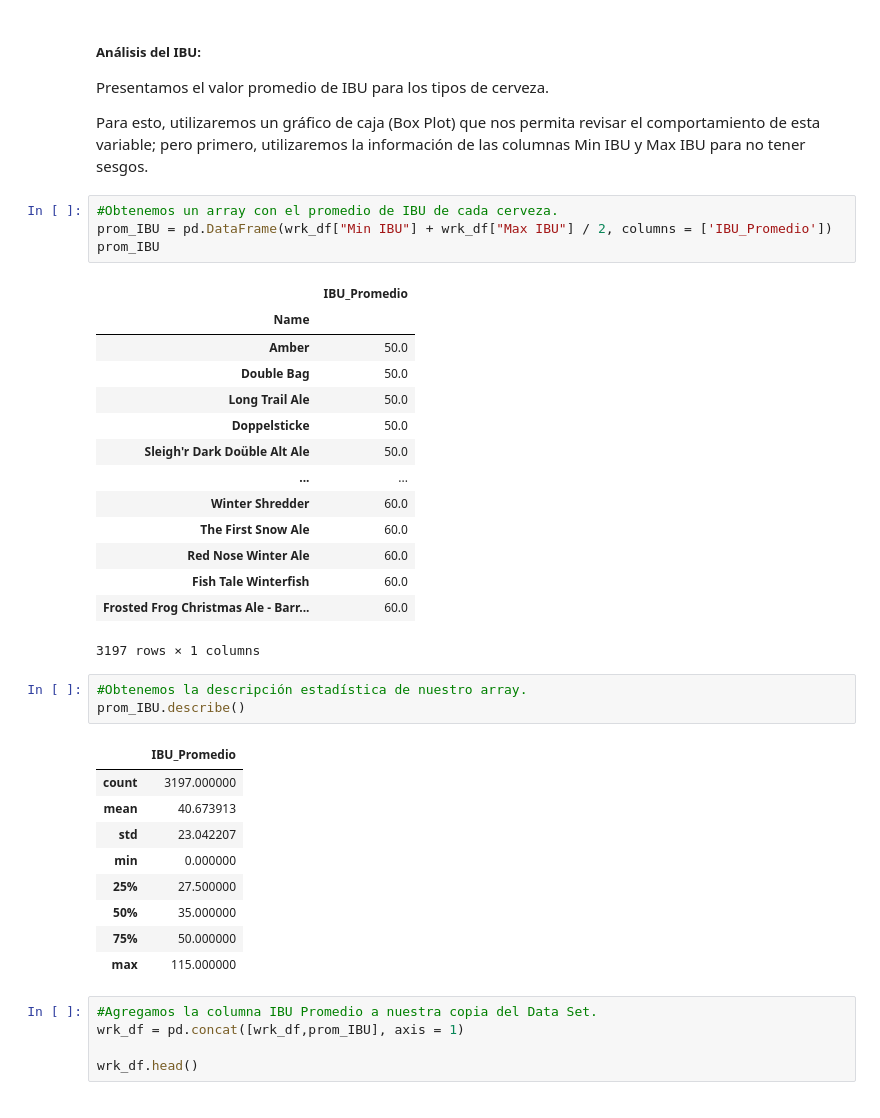
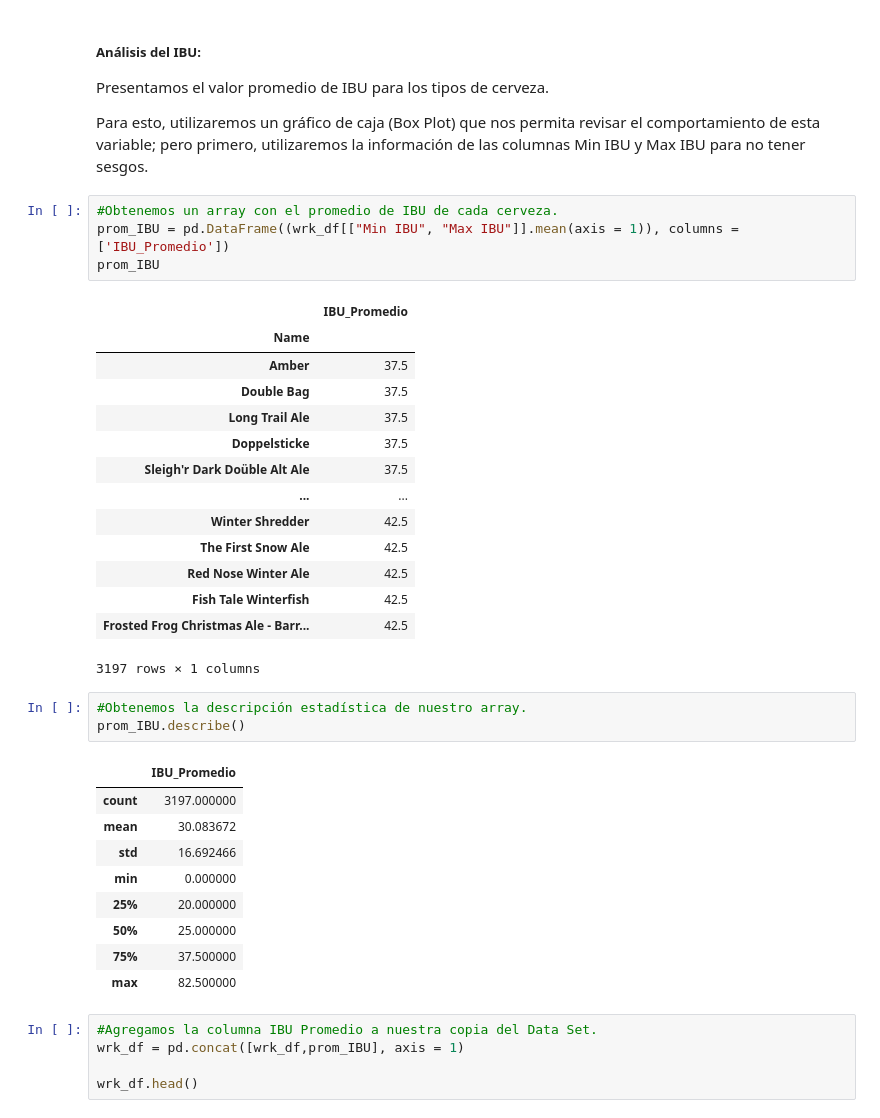
Before and after one commit to JMRRT1992/Coderhouse, a Jupyter notebook: Proyecto/Data/Raw/Entrega 2/vizualizacion_ReyesRetanaT.ipynb, the cells around one changed output. Saved outputs shown, nothing was run; the diff lists cells and outputs as text.

```diff
--- a/Proyecto/Data/Raw/Entrega 2/vizualizacion_ReyesRetanaT.ipynb
+++ b/Proyecto/Data/Raw/Entrega 2/vizualizacion_ReyesRetanaT.ipynb
@@ -266,22 +266,22 @@ Presentamos el valor promedio de IBU para los tipos de cerveza.
 Para esto, utilizaremos un gráfico de caja (Box Plot) que nos permita revisar el comportamiento de esta variable; pero primero, utilizaremos la información de las columnas Min IBU y Max IBU para no tener sesgos.
 # %%
 #Obtenemos un array con el promedio de IBU de cada cerveza.
-prom_IBU = pd.DataFrame(wrk_df["Min IBU"] + wrk_df["Max IBU"] / 2, columns = ['IBU_Promedio'])
+prom_IBU = pd.DataFrame((wrk_df[["Min IBU", "Max IBU"]].mean(axis = 1)), columns = ['IBU_Promedio'])
 prom_IBU
 # %% [output]
 |  | IBU_Promedio |
 | Name |  |
-| Amber | 50.0 |
-| Double Bag | 50.0 |
-| Long Trail Ale | 50.0 |
-| Doppelsticke | 50.0 |
-| Sleigh'r Dark Doüble Alt Ale | 50.0 |
+| Amber | 37.5 |
+| Double Bag | 37.5 |
+| Long Trail Ale | 37.5 |
+| Doppelsticke | 37.5 |
+| Sleigh'r Dark Doüble Alt Ale | 37.5 |
 | ... | ... |
-| Winter Shredder | 60.0 |
-| The First Snow Ale | 60.0 |
-| Red Nose Winter Ale | 60.0 |
-| Fish Tale Winterfish | 60.0 |
-| Frosted Frog Christmas Ale - Barr... | 60.0 |
+| Winter Shredder | 42.5 |
+| The First Snow Ale | 42.5 |
+| Red Nose Winter Ale | 42.5 |
+| Fish Tale Winterfish | 42.5 |
+| Frosted Frog Christmas Ale - Barr... | 42.5 |
 3197 rows × 1 columns
 # %%
 #Obtenemos la descripción estadística de nuestro array.
@@ -289,13 +289,13 @@ prom_IBU.describe()
 # %% [output]
 |  | IBU_Promedio |
 | count | 3197.000000 |
-| mean | 40.673913 |
-| std | 23.042207 |
+| mean | 30.083672 |
+| std | 16.692466 |
 | min | 0.000000 |
-| 25% | 27.500000 |
-| 50% | 35.000000 |
-| 75% | 50.000000 |
-| max | 115.000000 |
+| 25% | 20.000000 |
+| 50% | 25.000000 |
+| 75% | 37.500000 |
+| max | 82.500000 |
 # %%
 #Agregamos la columna IBU Promedio a nuestra copia del Data Set.
 wrk_df = pd.concat([wrk_df,prom_IBU], axis = 1)
```
Also changed, not shown: parts of 10 cells of this notebook.
